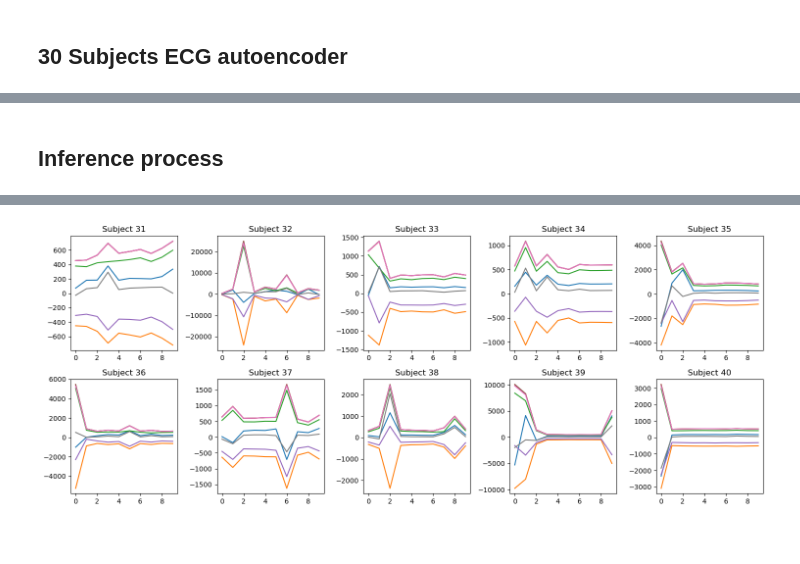
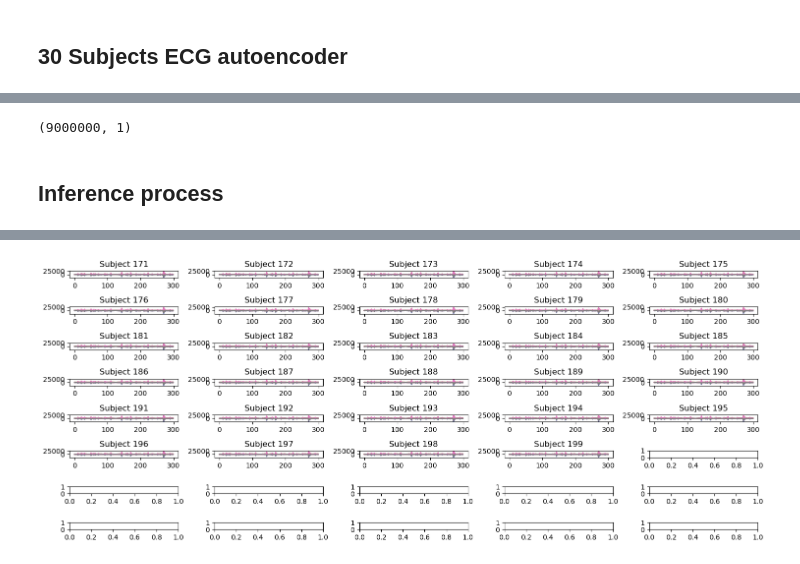
Before and after one commit to joaoavanzini/ecg-embeddings, a Jupyter notebook: studying/autoencoder_conv_30_subjects.ipynb, the cells around one changed output, grey strips where cells are left out. Cells and saved outputs as stored; diff of their text form; code cells hidden in the pictures.

Commit message:
With 140 subjects

```diff
--- a/studying/autoencoder_conv_30_subjects.ipynb
+++ b/studying/autoencoder_conv_30_subjects.ipynb
@@ -128,2 +127,4 @@ Trainable params: 4367113 (16.66 MB)
 Non-trainable params: 0 (0.00 Byte)
 _________________________________________________________________
+# %%
+strategy = tf.distribute.MirroredStrategy()
@@ -130 +135,27 @@ _________________________________________________________________
+# %%
+with strategy.scope():
+    encoder = tf.keras.models.Sequential([
+        Conv1D(64, 1300, activation='relu', padding='same', input_shape=(30000, 1)),
+        Dense(32, activation='relu'),
+        MaxPooling1D(),
+        Conv1D(32, 1300, activation='relu', padding='same'),
+        Dense(16, activation='relu'),
+        MaxPooling1D(),
+        Flatten(),
+        Dense(8)
+    ], name='encoder')
+
+    decoder = tf.keras.models.Sequential([
+        Reshape((8, 1)),
+        Conv1DTranspose(8, 29993, activation='relu', input_shape=(8, 1)),
+        Dense(16, activation='relu'),
+        Conv1DTranspose(16, 1300, activation='relu', padding='same'),
+        Dense(32, activation='relu'),
+        Conv1DTranspose(32, 1300, activation='relu', padding='same'),
+        Dense(64, activation='relu'),
+        Conv1DTranspose(1, 1300, activation='relu', padding='same'),
+    ], name='decoder')
+
+    autoencoder = Sequential([encoder, decoder])
+    autoencoder.compile(optimizer="adam", loss="mse")
 # %%
@@ -182,0 +225,6 @@ Epoch   RMSE
+# %%
+file_path = f'inference_merged_ecg_data.csv'
+subject_data = pd.read_csv(file_path)
+subject_data.shape
+# %% [output]
+(9000000, 1)
@@ -184,13 +234,13 @@ Epoch   RMSE
 ## Inference process
 # %%
 def process_subject(ax, subject_number):
-    file_path = f'../data/output_blobs_case_{subject_number}_merged.csv'
+    file_path = f'inference_merged_ecg_data.csv'
 
     subject_data = pd.read_csv(file_path)
 
-    subject_data = subject_data[:300000]
+    subject_data = subject_data[:9000000]
 
-    subject_data = subject_data.values.reshape((10, 30000, 1))
+    subject_data = subject_data.values.reshape((300, 30000, 1))
 
     encoder_embeddings = encoder.predict(subject_data)
 
@@ -199,10 +249,10 @@ def process_subject(ax, subject_number):
 
     return encoder_embeddings.flatten()
 # %%
-fig, axes = plt.subplots(2, 5, figsize=(15, 6))
+fig, axes = plt.subplots(8, 5, figsize=(15, 6))
 
 embeddings_list = []
-for ax, subject_number in zip(axes.flatten(), range(31, 42)):
+for ax, subject_number in zip(axes.flatten(), range(171, 200)):
     embeddings = process_subject(ax, subject_number)
     embeddings_list.append(embeddings)
 
@@ -222,3 +279,3 @@ plt.show()
-[figure, old version]
+[figure, new version]
 # %%
 embeddings_df = pd.DataFrame(embeddings_list)
```
Also changed, not shown: parts of 18 cells of this notebook.
